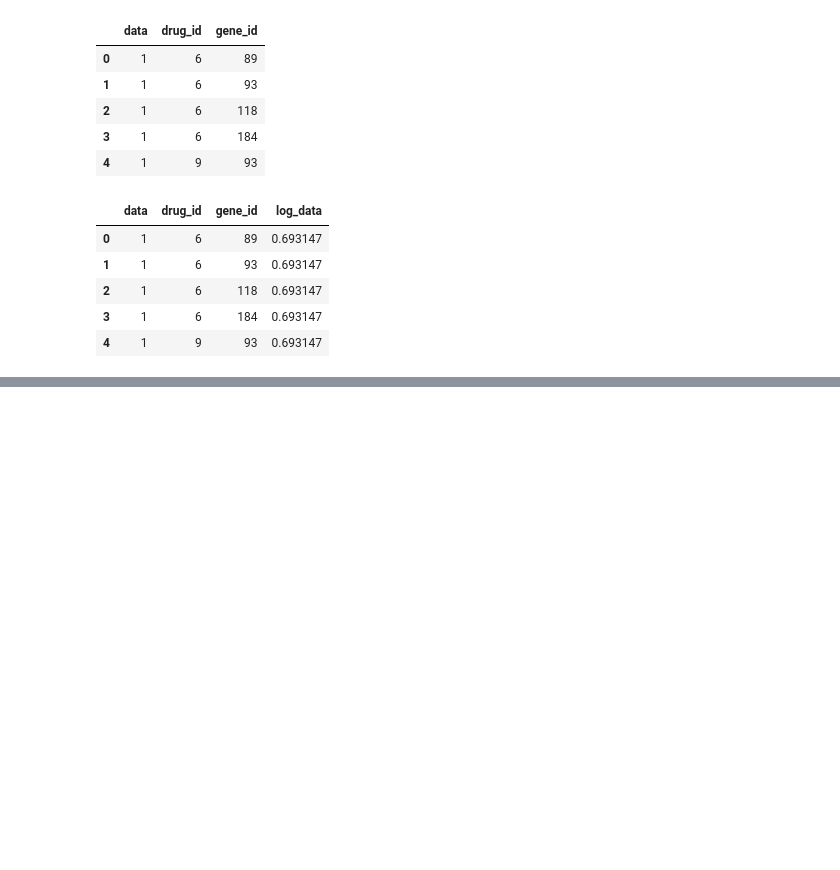
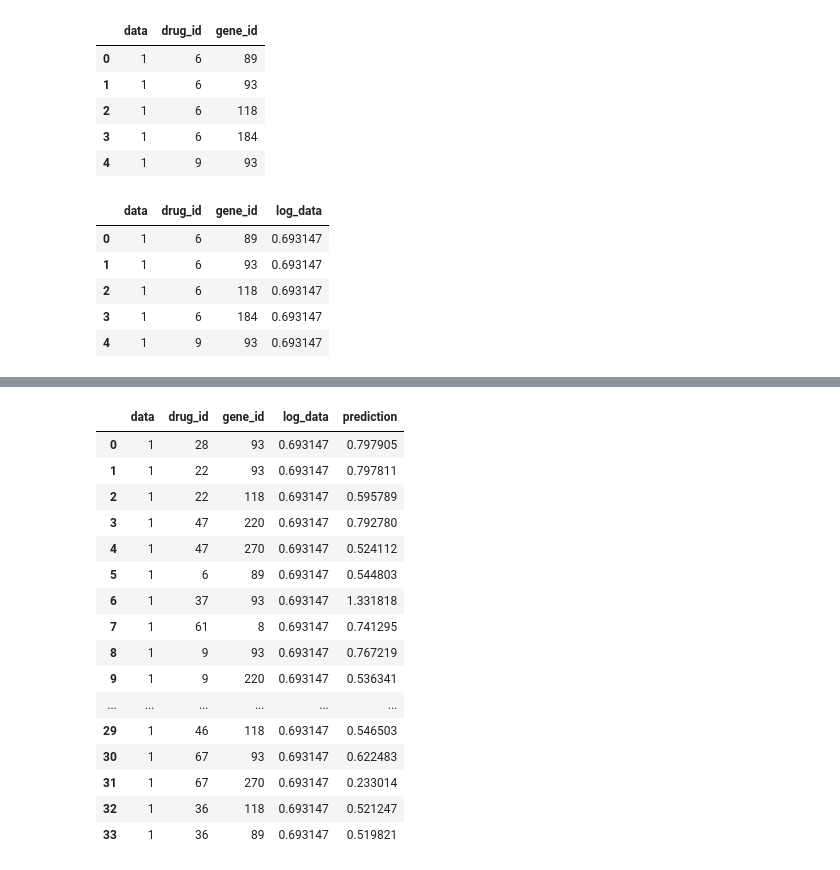
Before and after one commit to ayadlin/Capstone, a Jupyter notebook: Last_PrerRun.ipynb, the cells around one changed output, grey strips where cells are left out. Cells and saved outputs as stored; diff of their text form; code cells hidden in the pictures; blank space fills up the shorter version.

Commit message:
spark nmf

```diff
--- a/Last_PrerRun.ipynb
+++ b/Last_PrerRun.ipynb
@@ -384,0 +306,37 @@ data_frame_creator.write_pickle('inverse_network_drugs.pickle', inverse_network_
+# %%
+# Create an untrained ALS model.
+als_model = pyspark.ml.recommendation.ALS(
+    itemCol='drug_id',
+    userCol='gene_id',
+    ratingCol='log_data',
+    nonnegative=True,
+    regParam=0.1,
+    rank=10
+    )
+# %%
+train_df, test_df = spark_df.randomSplit([0.8, 0.2], seed=427471138)
+# %%
+# Train the ALS model. We'll call the trained model `recommender`.
+drug_recommender = als_model.fit(train_df)
+# %%
+drug_predictions = drug_recommender.transform(test_df)
+# %%
+drug_predictions.toPandas()
+# %% [output]
+|  | data | drug_id | gene_id | log_data | prediction |
+| 0 | 1 | 28 | 93 | 0.693147 | 0.797905 |
+| 1 | 1 | 22 | 93 | 0.693147 | 0.797811 |
+| 2 | 1 | 22 | 118 | 0.693147 | 0.595789 |
+| 3 | 1 | 47 | 220 | 0.693147 | 0.792780 |
+| 4 | 1 | 47 | 270 | 0.693147 | 0.524112 |
+| 5 | 1 | 6 | 89 | 0.693147 | 0.544803 |
+| 6 | 1 | 37 | 93 | 0.693147 | 1.331818 |
+| 7 | 1 | 61 | 8 | 0.693147 | 0.741295 |
+| 8 | 1 | 9 | 93 | 0.693147 | 0.767219 |
+| 9 | 1 | 9 | 220 | 0.693147 | 0.536341 |
+| ... | ... | ... | ... | ... | ... |
+| 29 | 1 | 46 | 118 | 0.693147 | 0.546503 |
+| 30 | 1 | 67 | 93 | 0.693147 | 0.622483 |
+| 31 | 1 | 67 | 270 | 0.693147 | 0.233014 |
+| 32 | 1 | 36 | 118 | 0.693147 | 0.521247 |
+| 33 | 1 | 36 | 89 | 0.693147 | 0.519821 |
```
Also changed, not shown: parts of 42 cells of this notebook, 1 other file.
